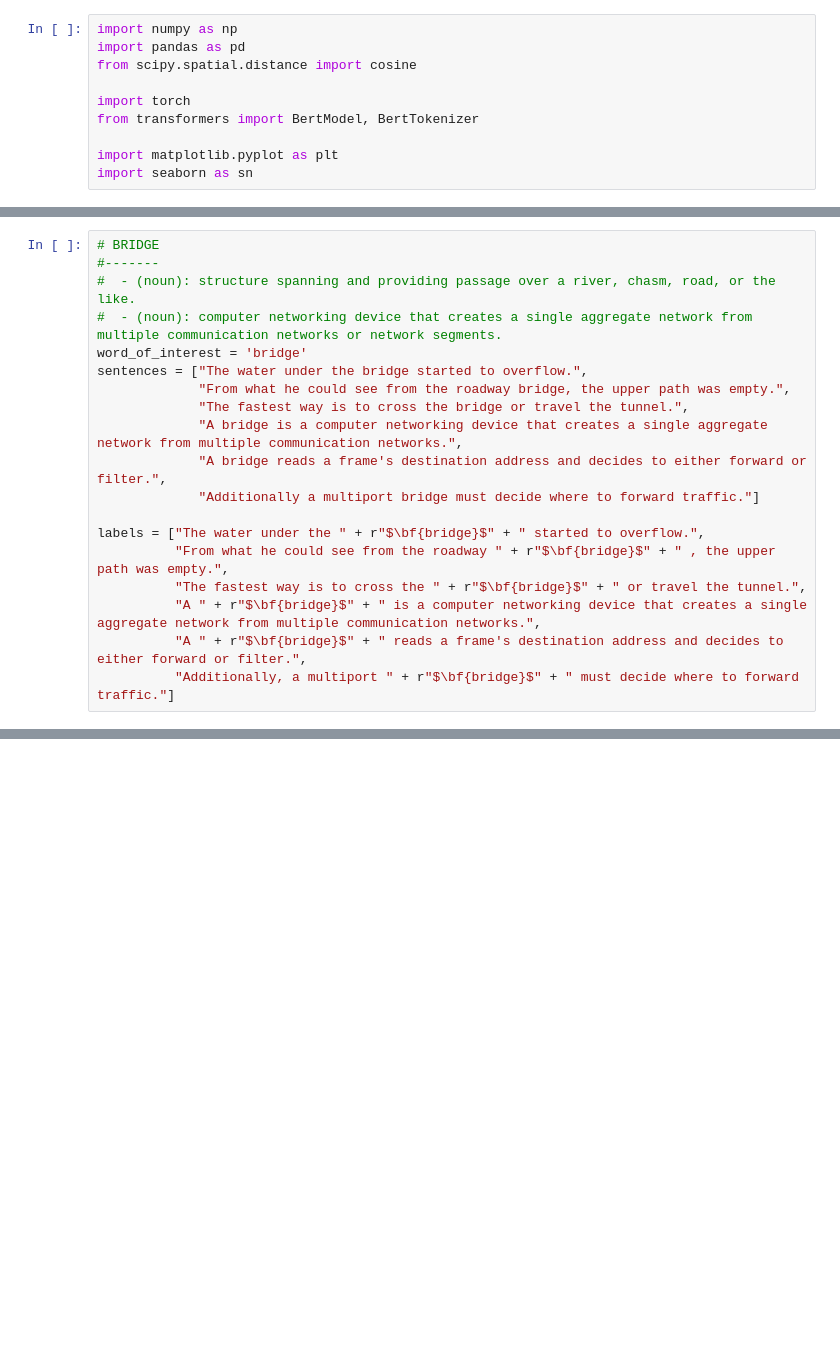
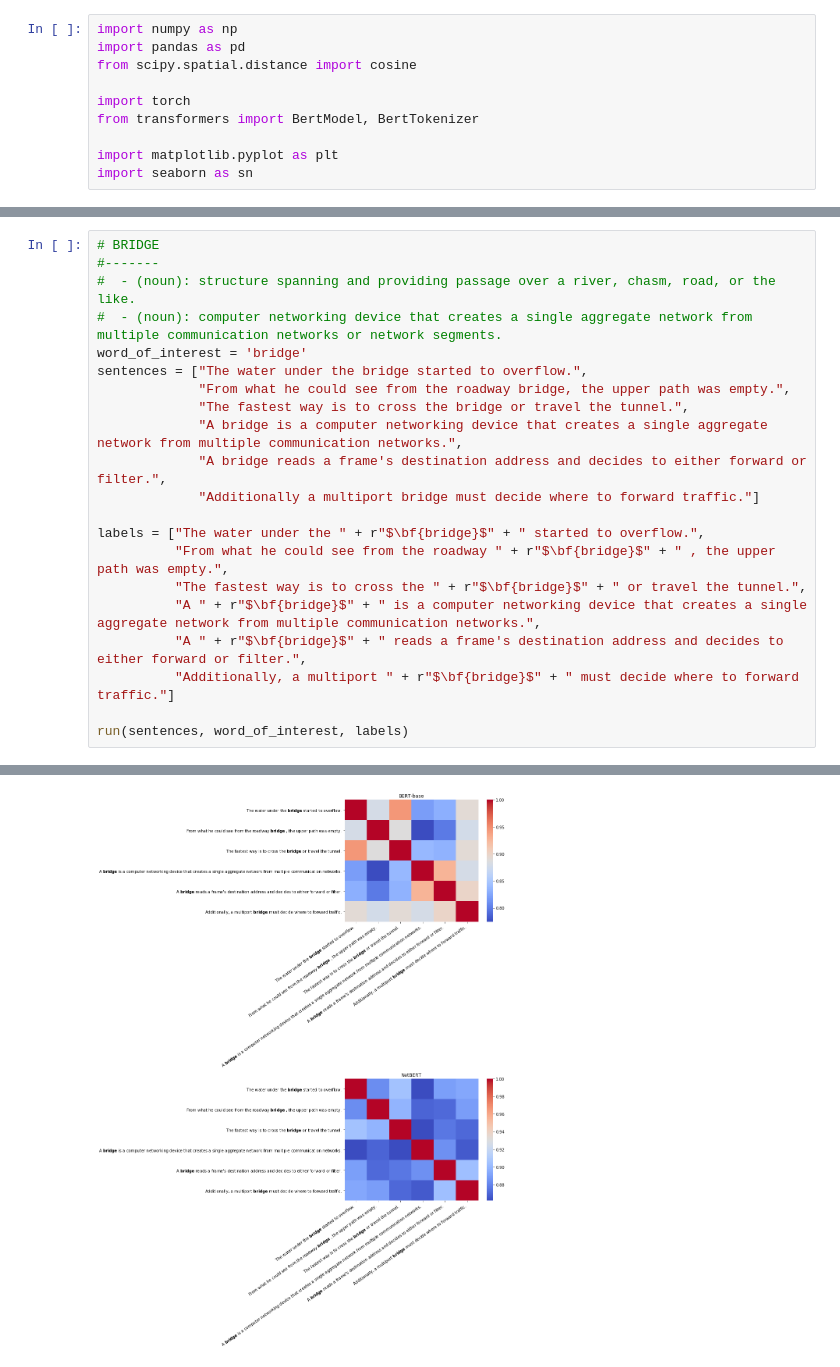
Before and after one commit to ant-louis/netbert, a Jupyter notebook: Code/Intrinsic_evaluation/word_similarities.ipynb, the cells around one changed output, grey strips where cells are left out. Drawn from its saved outputs; the diff is of its cells as text; blank space fills up the shorter version.

```diff
--- a/Code/Intrinsic_evaluation/word_similarities.ipynb
+++ b/Code/Intrinsic_evaluation/word_similarities.ipynb
@@ -48,3 +226,6 @@ labels = ["The water under the " + r"$\bf{bridge}$" + " started to overflow.",
           "A " + r"$\bf{bridge}$" + " is a computer networking device that creates a single aggregate network from multiple communication networks.",
           "A " + r"$\bf{bridge}$" + " reads a frame's destination address and decides to either forward or filter.",
           "Additionally, a multiport " + r"$\bf{bridge}$" + " must decide where to forward traffic."]
+
+run(sentences, word_of_interest, labels)
+# %% [output]
@@ -51,3 +248,4 @@ labels = ["The water under the " + r"$\bf{bridge}$" + " started to overflow.",
+[figure, added]
 # %%
 # HUB
 #-------
```
Also changed, not shown: parts of 17 cells of this notebook, 2 other files.
